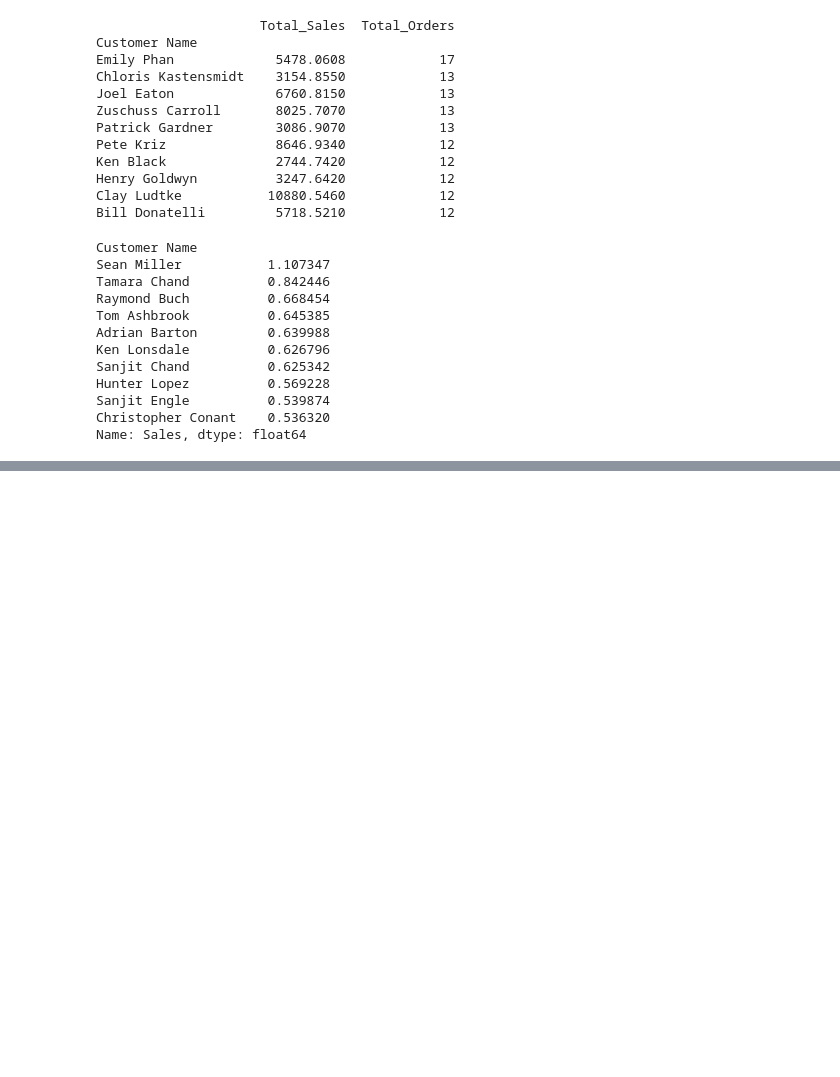
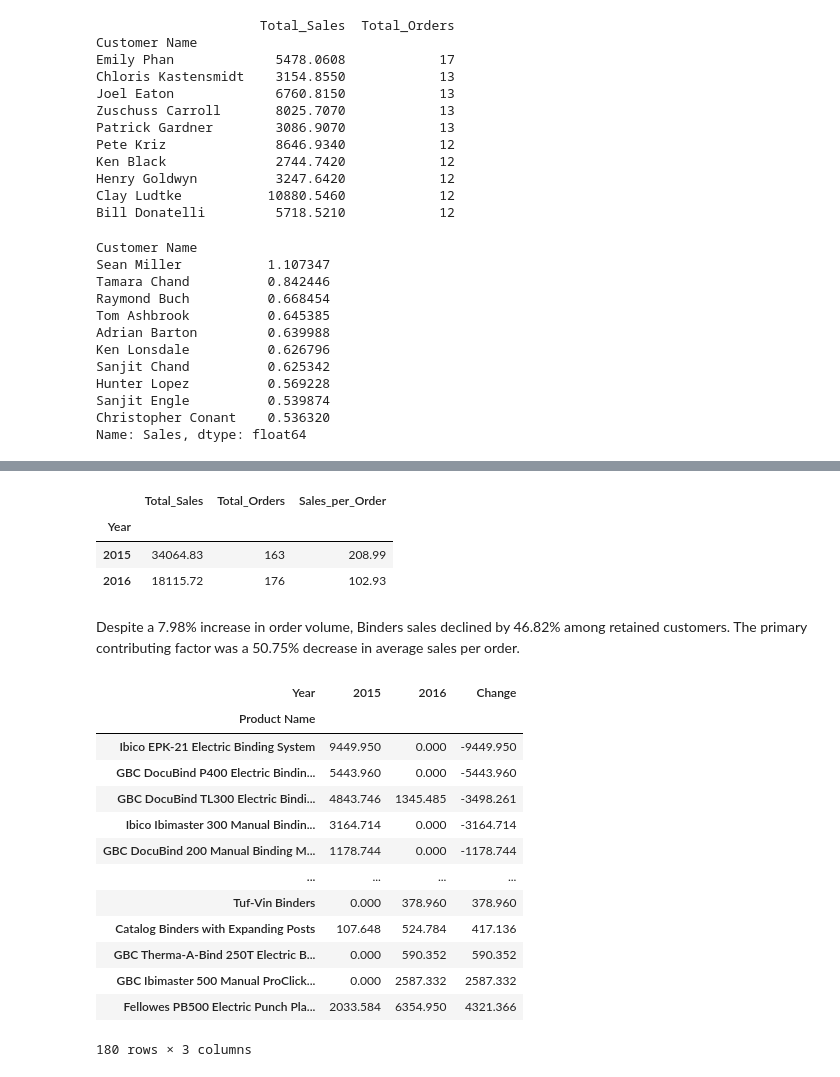
Before and after one commit to muhammadfajar-data/sales-performance-analysis, a Jupyter notebook: sales_analysis.ipynb, the cells around one changed output, grey strips where cells are left out. Saved outputs shown, nothing was run; the diff lists cells and outputs as text; code cells hidden in the pictures; blank space fills up the shorter version.

```diff
--- a/sales_analysis.ipynb
+++ b/sales_analysis.ipynb
@@ -527,0 +806,14 @@ df.head(1)
+# %%
+customer_analysist['Status'] = 'Retained'
+
+customer_analysist.loc[
+    (customer_analysist[2015] == 1) & (customer_analysist[2016] == 0),
+    'Status'
+] = 'Lost'
+
+customer_analysist.loc[
+    (customer_analysist[2015] == 0) & (customer_analysist[2016] == 1),
+    'Status'
+] = 'New'
+
+customer_analysist['Status'].value_counts()
@@ -527,0 +852,15 @@ df.head(1)
+# %%
+retained_sales = office_sales[
+    office_sales['Customer Name'].isin(
+        customer_analysist[
+            customer_analysist['Status'] == 'Retained'
+        ].index
+    )
+]
+
+retained_sales.groupby('Year').agg(
+    Total_Sales=('Sales', 'sum'),
+    Total_Customers=('Customer ID', 'nunique')
+).assign(
+    Sales_per_Customer=lambda x: x['Total_Sales'] / x['Total_Customers']
+).round(2)
@@ -527,0 +966,43 @@ df.head(1)
+# %%
+retained_sales[
+    retained_sales['Sub-Category'] == 'Binders'
+].groupby('Year').agg(
+    Total_Sales=('Sales', 'sum'),
+    Total_Orders=('Order ID', 'nunique')
+).assign(
+    Sales_per_Order=lambda x: x['Total_Sales'] / x['Total_Orders']
+).round(2)
+# %% [output]
+|  | Total_Sales | Total_Orders | Sales_per_Order |
+| Year |  |  |  |
+| 2015 | 34064.83 | 163 | 208.99 |
+| 2016 | 18115.72 | 176 | 102.93 |
+# %% [markdown]
+Despite a 7.98% increase in order volume, Binders sales declined by 46.82% among retained customers. The primary contributing factor was a 50.75% decrease in average sales per order.
+# %%
+retained_sales[
+    retained_sales['Sub-Category'] == 'Binders'
+].pivot_table(
+    index='Product Name',
+    columns='Year',
+    values='Sales',
+    aggfunc='sum',
+    fill_value=0
+).assign(
+    Change=lambda x: x[2016] - x[2015]
+).sort_values('Change')
+# %% [output]
+| Year | 2015 | 2016 | Change |
+| Product Name |  |  |  |
+| Ibico EPK-21 Electric Binding System | 9449.950 | 0.000 | -9449.950 |
+| GBC DocuBind P400 Electric Bindin... | 5443.960 | 0.000 | -5443.960 |
+| GBC DocuBind TL300 Electric Bindi... | 4843.746 | 1345.485 | -3498.261 |
+| Ibico Ibimaster 300 Manual Bindin... | 3164.714 | 0.000 | -3164.714 |
+| GBC DocuBind 200 Manual Binding M... | 1178.744 | 0.000 | -1178.744 |
+| ... | ... | ... | ... |
+| Tuf-Vin Binders | 0.000 | 378.960 | 378.960 |
+| Catalog Binders with Expanding Posts | 107.648 | 524.784 | 417.136 |
+| GBC Therma-A-Bind 250T Electric B... | 0.000 | 590.352 | 590.352 |
+| GBC Ibimaster 500 Manual ProClick... | 0.000 | 2587.332 | 2587.332 |
+| Fellowes PB500 Electric Punch Pla... | 2033.584 | 6354.950 | 4321.366 |
+180 rows × 3 columns
```
Also changed, not shown: parts of 26 cells of this notebook.
